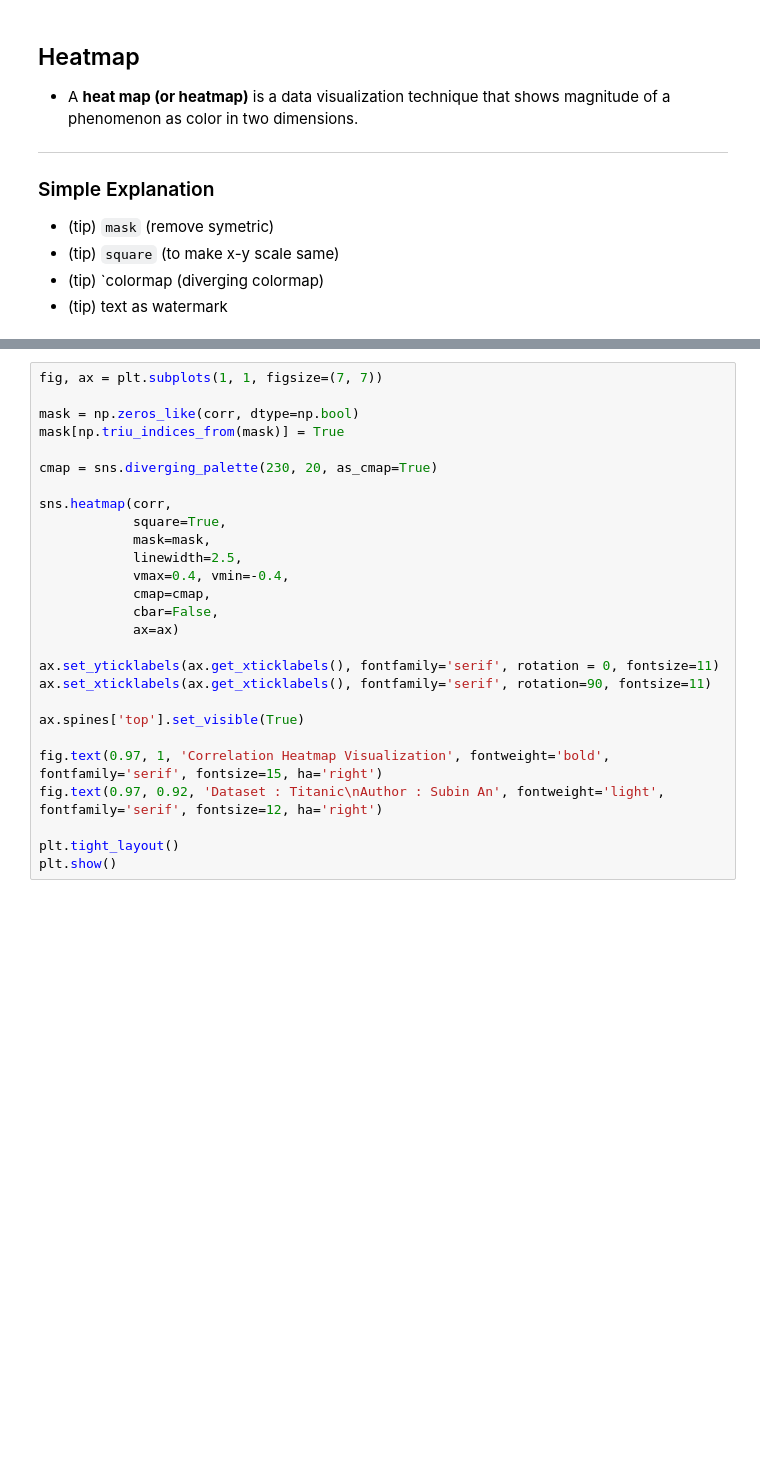
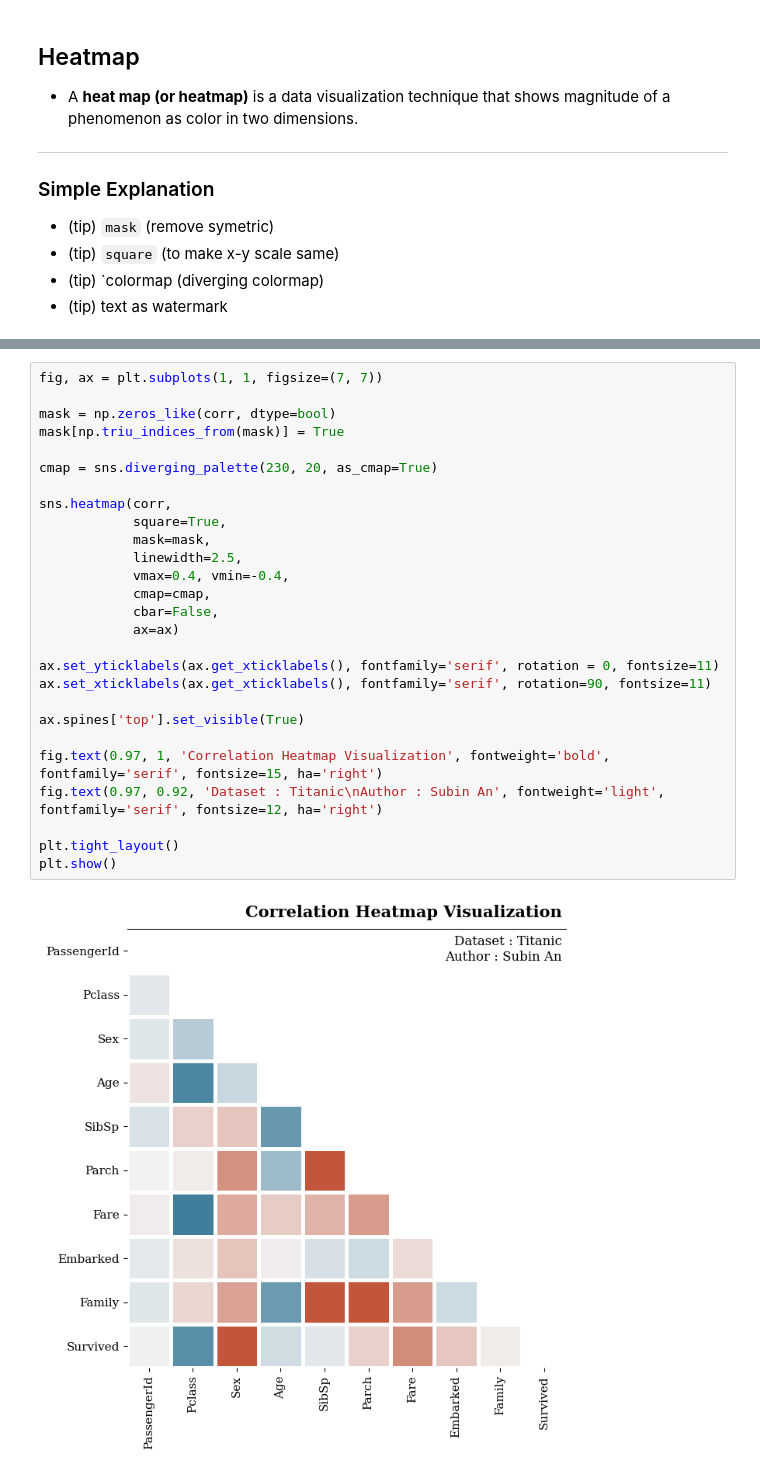
Before and after one commit to cagBRT/Intro-to-Programming-with-Python, a Jupyter notebook: Intermediate_MatPlotLib_1.ipynb, the cells around one changed output, grey strips where cells are left out. Cells and saved outputs as stored; diff of their text form; blank space fills up the shorter version.

```diff
--- a/Intermediate_MatPlotLib_1.ipynb
+++ b/Intermediate_MatPlotLib_1.ipynb
@@ -462,27 +532,29 @@ sns.color_palette(sns.diverging_palette(230, 20))
 # %%
 fig, ax = plt.subplots(1, 1, figsize=(7, 7))
 
-mask = np.zeros_like(corr, dtype=np.bool)
+mask = np.zeros_like(corr, dtype=bool)
 mask[np.triu_indices_from(mask)] = True
 
 cmap = sns.diverging_palette(230, 20, as_cmap=True)
 
 sns.heatmap(corr,
             square=True,
             mask=mask,
             linewidth=2.5,
             vmax=0.4, vmin=-0.4,
             cmap=cmap,
             cbar=False,
             ax=ax)
 
 ax.set_yticklabels(ax.get_xticklabels(), fontfamily='serif', rotation = 0, fontsize=11)
 ax.set_xticklabels(ax.get_xticklabels(), fontfamily='serif', rotation=90, fontsize=11)
 
 ax.spines['top'].set_visible(True)
 
 fig.text(0.97, 1, 'Correlation Heatmap Visualization', fontweight='bold', fontfamily='serif', fontsize=15, ha='right')
 fig.text(0.97, 0.92, 'Dataset : Titanic\nAuthor : Subin An', fontweight='light', fontfamily='serif', fontsize=12, ha='right')
 
 plt.tight_layout()
 plt.show()
+# %% [output]
+[figure, added]
```
Also changed, not shown: parts of 22 cells of this notebook.
